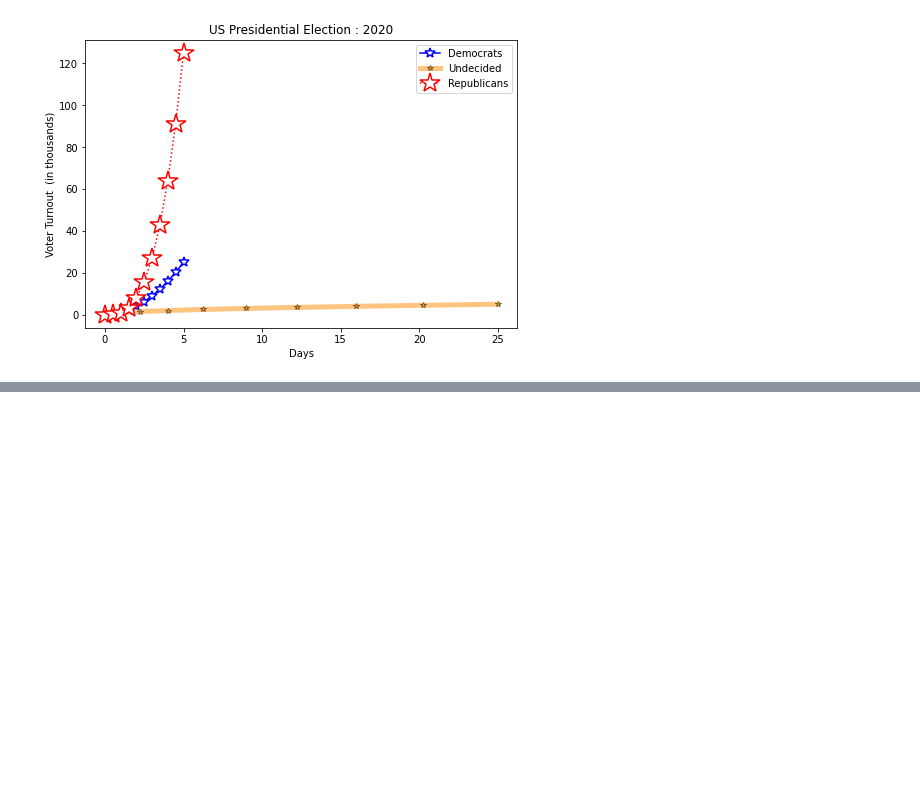
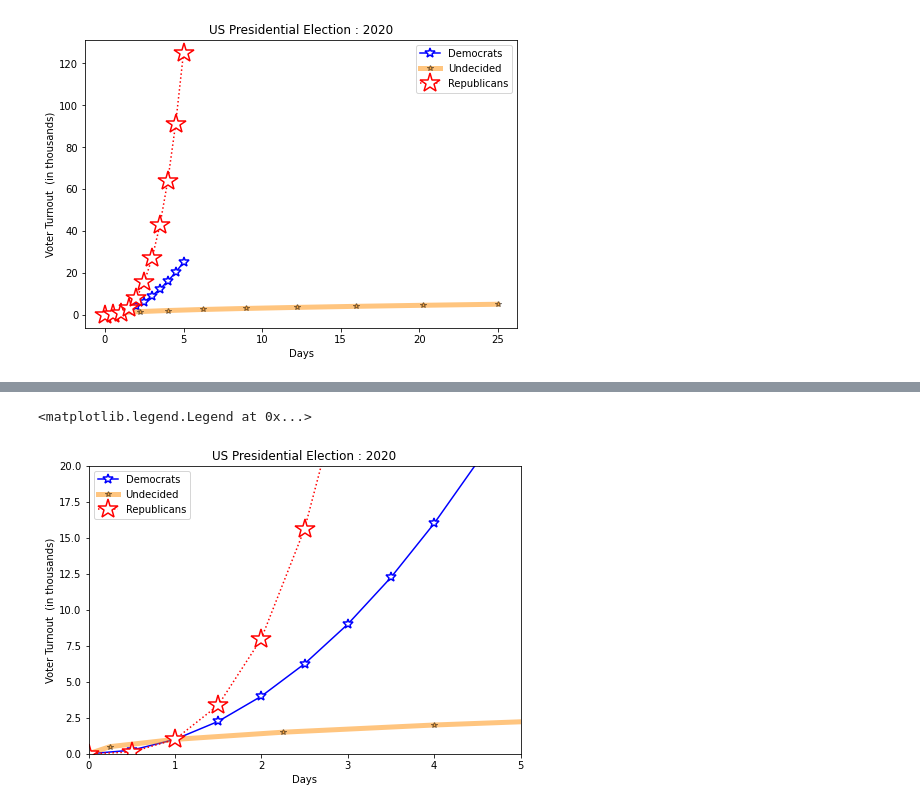
Before and after one commit to AmeyaChavre/py-ds-ml, a Jupyter notebook: Matplotlib/Matplotlib.ipynb, the cells around one changed output, grey strips where cells are left out. Drawn from its saved outputs; the diff is of its cells as text; code cells hidden in the pictures; blank space fills up the shorter version.

```diff
--- a/Matplotlib/Matplotlib.ipynb
+++ b/Matplotlib/Matplotlib.ipynb
@@ -154,0 +158,19 @@ ax.legend()
+# %%
+fig = plt.figure()
+
+ax = fig.add_axes([0,0,1,1])
+
+ax.set_title('US Presidential Election : 2020')
+ax.set_xlabel('Days')
+ax.set_ylabel('Voter Turnout  (in thousands)')
+
+ax.plot(x,y,color='blue',marker='*',markersize=10,label='Democrats',markerfacecolor='white',markeredgewidth=1.5)
+ax.plot(y,x,color='#FF8C00',linewidth=5,alpha=0.5,label='Undecided',marker='*',markeredgecolor='black')
+ax.plot(x,x**3,color='red',linestyle=':',marker='*',markersize = 20,label='Republicans',markerfacecolor='white',markeredgewidth=1.5)
+
+ax.set_xlim([0,5])
+ax.set_ylim([0,20])
+ax.legend()
+# %% [output]
+<matplotlib.legend.Legend at 0x...>
+[figure, added]
```
Also changed, not shown: parts of 1 cell of this notebook.
